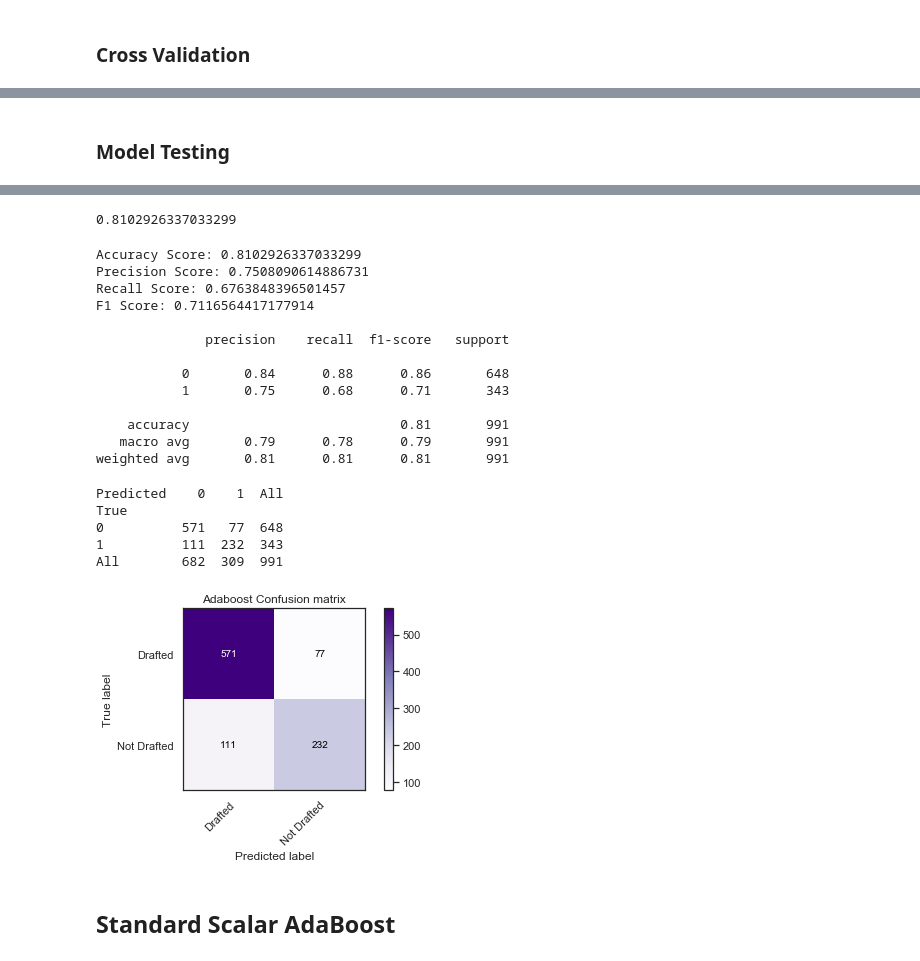
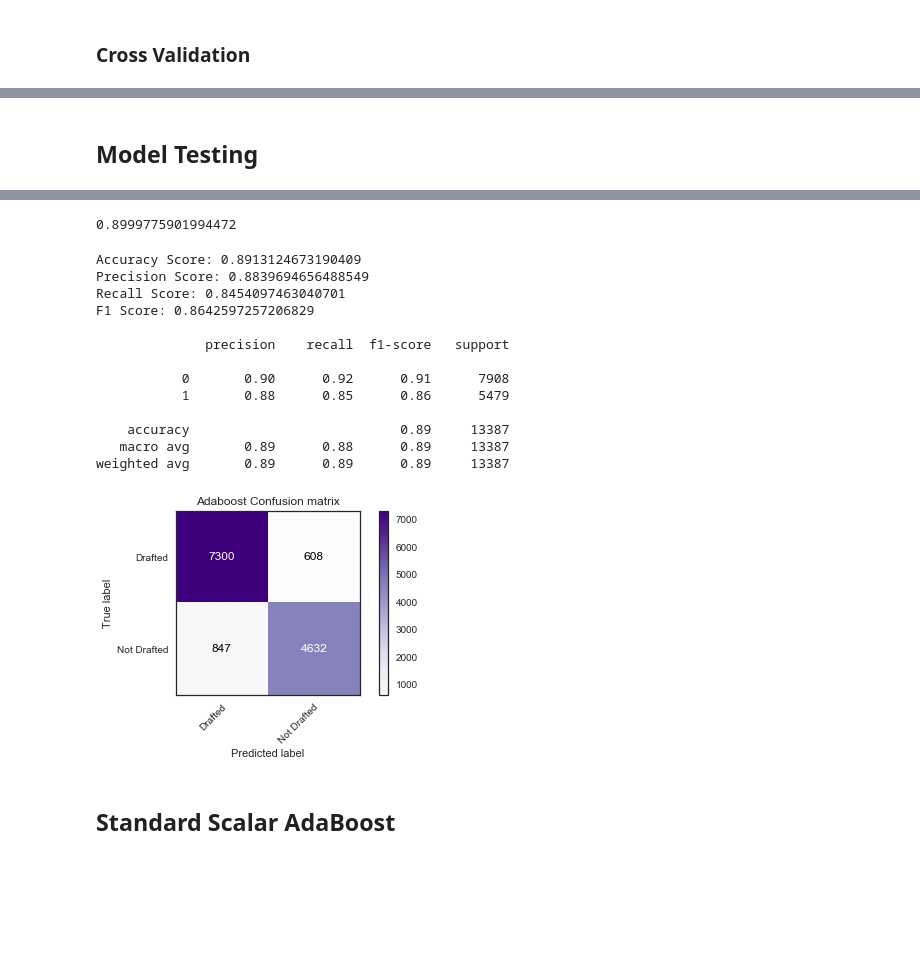
Before and after one commit to Jwdaniel34/UrPortfolio, a Jupyter notebook: Classification_Models/AdaBoost_Model.ipynb, the cells around one changed output, grey strips where cells are left out. Drawn from its saved outputs; the diff is of its cells as text; code cells hidden in the pictures; blank space fills up the shorter version.

Commit message:
scraped, monte carlo sim, classifier update, treas yield update, kmean, recommender system testing, clustering testing

```diff
--- a/Classification_Models/AdaBoost_Model.ipynb
+++ b/Classification_Models/AdaBoost_Model.ipynb
@@ -120,0 +126,8 @@ plot_feature_importances(ada_clf.fit(X_train, y_train))
+# %%
+# Feautures and Predicted
+y = predictor
+
+X  = feature
+# %%
+#train_test_littttttt
+X_train, X_test, y_train, y_test = train_test_split(X, y, test_size=0.33, random_state=42)
@@ -147,5 +164,5 @@ plt.show()
 # %% [markdown]
-### Model Testing
+## Model Testing
 # %%
 ada_clf.fit(X_train, y_train)
 # %% [output]
@@ -164,13 +181,17 @@ AdaBoostClassifier(algorithm='SAMME.R',
                                                          random_state=None,
                                                          splitter='best'),
                    learning_rate=1.0, n_estimators=50, random_state=None)
+# %%
+no_symtest = X_test.drop(columns='symbol')
 # %%
-test_preds = ada_clf.predict(X_test)
+test_preds = ada_clf.predict(no_symtest)
 # %%
 #how well did our model predict our correct class?
-accuracy_score(y_test, ada_test_preds)
+accuracy_score(y_test,test_preds)
+
+# 0.8999775901994472
 # %% [output]
-0.8102926337033299
+0.8999775901994472
 # %%
 # dot_data = StringIO()
 # export_graphviz(ada_clf, out_file=dot_data,
@@ -185,39 +206,49 @@ def print_metrics(labels, preds):
     print("Recall Score: {}".format(recall_score(labels, preds)))
     print("F1 Score: {}".format(f1_score(labels, preds)))
 
-print_metrics(y_test, ada_test_preds)
-print(f'\n{classification_report(y_test, ada_test_preds)}')
+print_metrics(y_test, test_preds)
+print(f'\n{classification_report(y_test, test_preds)}')
+
+
+# Accuracy Score: 0.8913124673190409
+# Precision Score: 0.8839694656488549
+# Recall Score: 0.8454097463040701
+# F1 Score: 0.8642597257206829
+
+#               precision    recall  f1-score   support
+
+#            0       0.90      0.92      0.91      7908
+#            1       0.88      0.85      0.86      5479
+
+#     accuracy                           0.89     13387
+#    macro avg       0.89      0.88      0.89     13387
+# weighted avg       0.89      0.89      0.89     13387
 # %% [output]
-Accuracy Score: 0.8102926337033299
-Precision Score: 0.7508090614886731
-Recall Score: 0.6763848396501457
-F1 Score: 0.7116564417177914
+Accuracy Score: 0.8913124673190409
+Precision Score: 0.8839694656488549
+Recall Score: 0.8454097463040701
+F1 Score: 0.8642597257206829
 
               precision    recall  f1-score   support
 
-           0       0.84      0.88      0.86       648
-           1       0.75      0.68      0.71       343
+           0       0.90      0.92      0.91      7908
+           1       0.88      0.85      0.86      5479
 
-    accuracy                           0.81       991
-   macro avg       0.79      0.78      0.79       991
-weighted avg       0.81      0.81      0.81       991
+    accuracy                           0.89     13387
+   macro avg       0.89      0.88      0.89     13387
+weighted avg       0.89      0.89      0.89     13387
 # %%
 np.set_printoptions(precision=1)
 
 # Plot non-normalized confusion matrix
-plot_confusion_matrix(y_test, ada_test_preds, classes=labels,
+plot_confusion_matrix(y_test, test_preds, classes=labels,
                       title='Adaboost Confusion matrix')
 
 plt.show()
 
 # print(confusion_matrix(y_test, test_preds, labels=None, sample_weight=None))
 # %% [output]
-Predicted    0    1  All
-True
-0          571   77  648
-1          111  232  343
-All        682  309  991
-[figure, old version]
+[figure, new version]
 # %% [markdown]
 ##  Standard Scalar AdaBoost
 # %%
```
Also changed, not shown: parts of 23 cells of this notebook, 19 other files.
